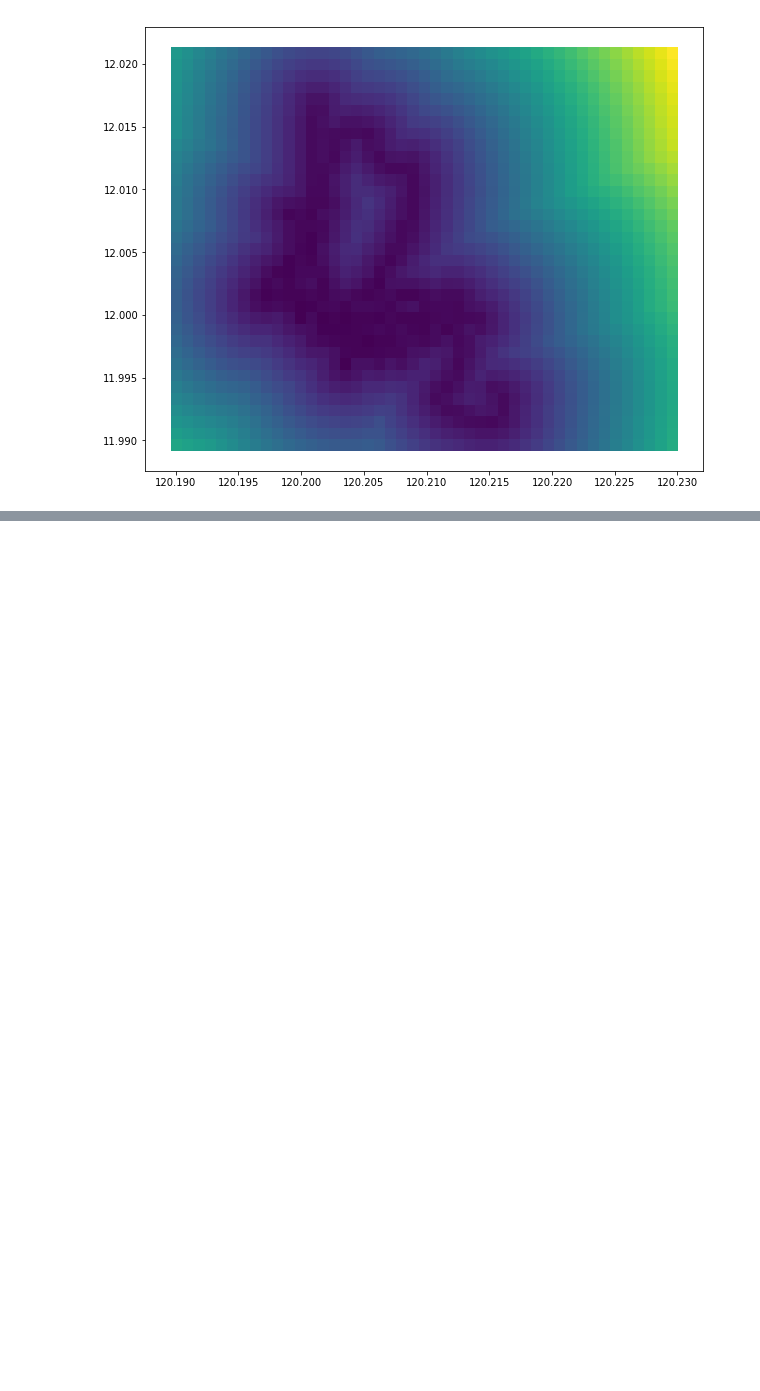
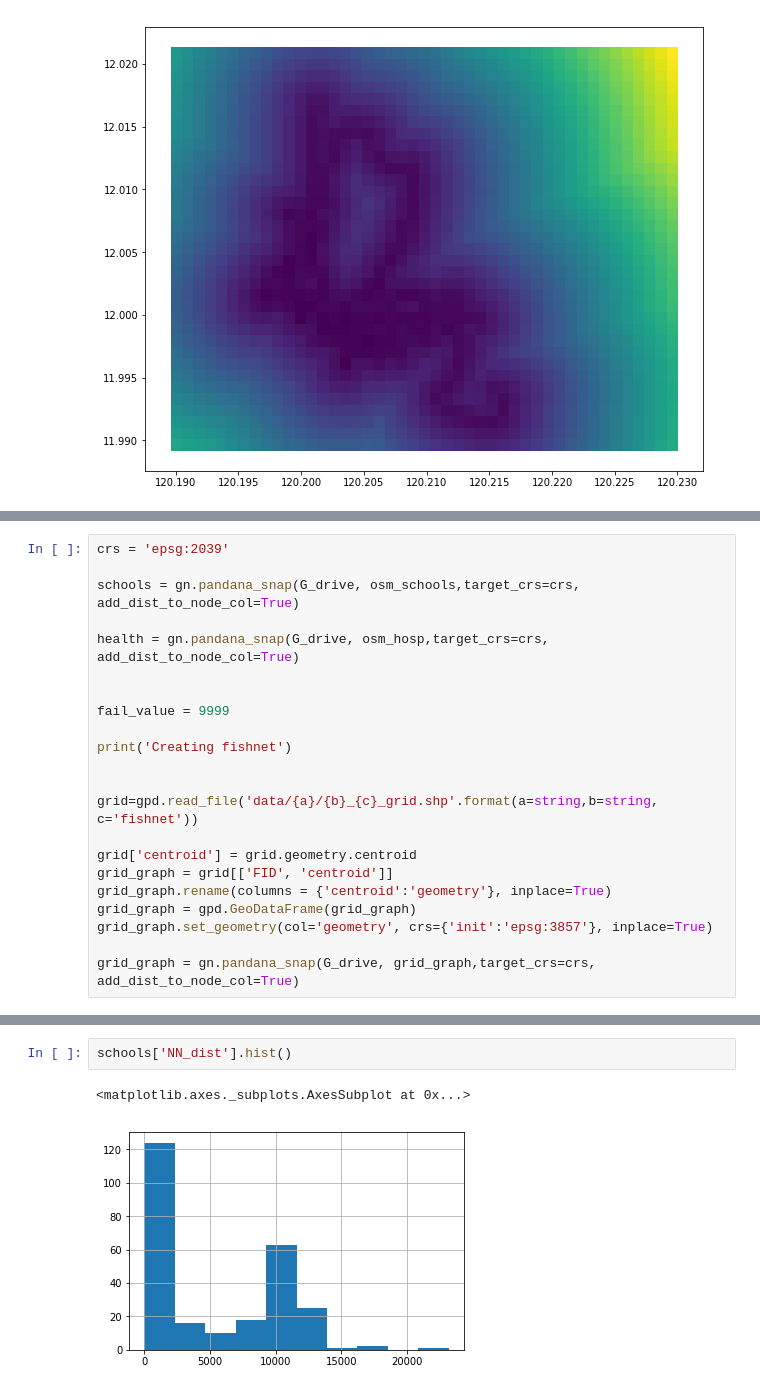
Before and after one commit to gauravcusp/WB_CityResilienceProgram, a Jupyter notebook: Accessbility_CRP.ipynb, the cells around one changed output, grey strips where cells are left out. Cells and saved outputs as stored; diff of their text form; blank space fills up the shorter version.

```diff
--- a/Accessbility_CRP.ipynb
+++ b/Accessbility_CRP.ipynb
@@ -381,0 +450,22 @@ ax = shp1.plot(column='total_scho', cmap='viridis',figsize=[10,10] )
+# %%
+crs = 'epsg:2039'
+
+schools = gn.pandana_snap(G_drive, osm_schools,target_crs=crs, add_dist_to_node_col=True)
+
+health = gn.pandana_snap(G_drive, osm_hosp,target_crs=crs, add_dist_to_node_col=True)
+
+
+fail_value = 9999
+
+print('Creating fishnet')
+
+
+grid=gpd.read_file('data/{a}/{b}_{c}_grid.shp'.format(a=string,b=string, c='fishnet'))
+
+grid['centroid'] = grid.geometry.centroid
+grid_graph = grid[['FID', 'centroid']]
+grid_graph.rename(columns = {'centroid':'geometry'}, inplace=True)
+grid_graph = gpd.GeoDataFrame(grid_graph)
+grid_graph.set_geometry(col='geometry', crs={'init':'epsg:3857'}, inplace=True)
+
+grid_graph = gn.pandana_snap(G_drive, grid_graph,target_crs=crs,  add_dist_to_node_col=True)
@@ -381,0 +488,5 @@ ax = shp1.plot(column='total_scho', cmap='viridis',figsize=[10,10] )
+# %%
+schools['NN_dist'].hist()
+# %% [output]
+<matplotlib.axes._subplots.AxesSubplot at 0x...>
+[figure, added]
```
Also changed, not shown: parts of 41 cells of this notebook.
